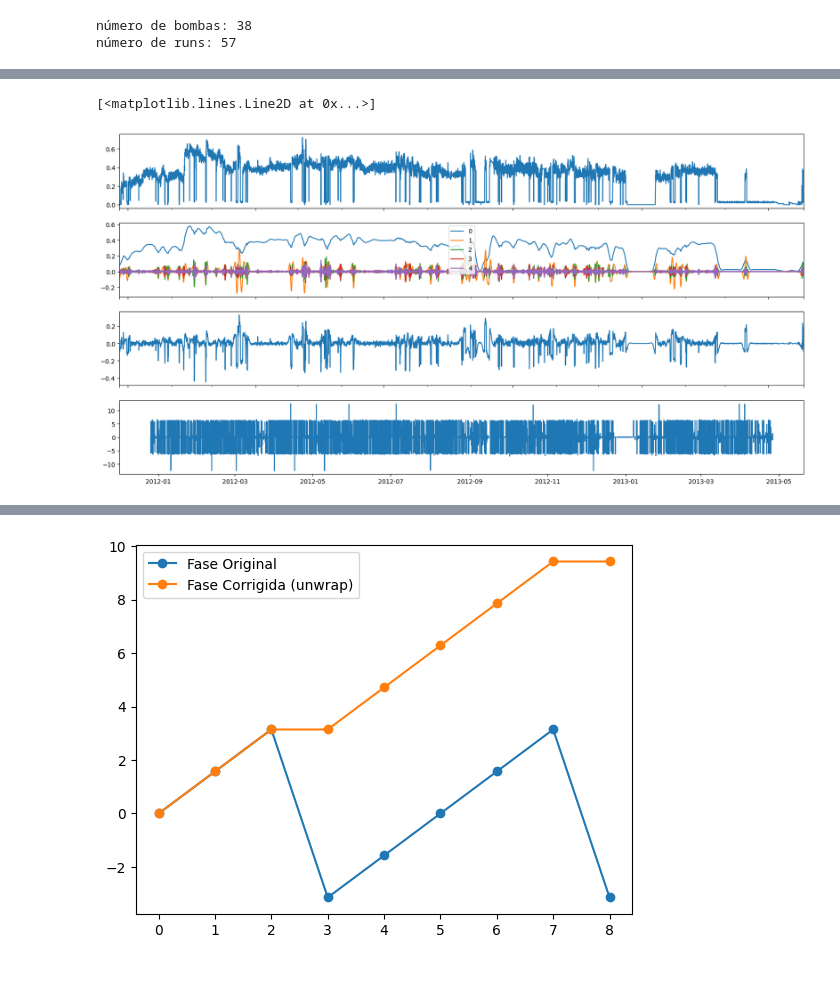
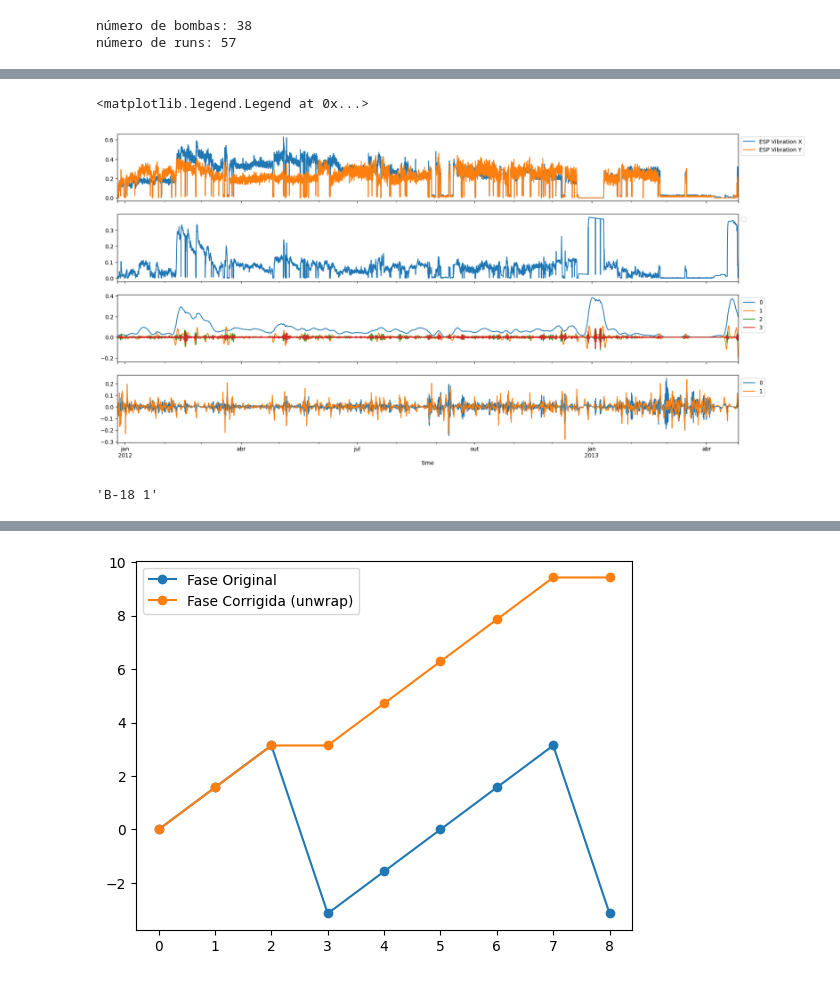
Before and after one commit to RL2-SP3/LISSA, a Jupyter notebook: examples/frequency.ipynb, the cells around one changed output, grey strips where cells are left out. Saved outputs shown, nothing was run; the diff lists cells and outputs as text; code cells hidden in the pictures.

```diff
--- a/examples/frequency.ipynb
+++ b/examples/frequency.ipynb
@@ -42,3 +37,9 @@ pumpData.plot(figsize=(20,10))
 # %%
-pumpData = entireData.groupby("Well Run").get_group("B-10 1")[Headers]
-plt.scatter(pumpData["ESP Vibration X"],pumpData["ESP Vibration Y"])
+# pumpData.hist(bins=40,figsize=(20,5))
+# pumpData.diff().hist(bins=50,figsize=(20,5))
+# pumpData.diff().plot(figsize=(20,5))
+# plt.figure()
+# pumpData.pow(2).sum(axis=1).diff().hist(bins=50,figsize=(20,5))
+# pumpData = entireData.groupby("Well Run").get_group("B-10 1")[Headers]
+# plt.figure()
+# plt.scatter(pumpData["ESP Vibration X"].diff(),pumpData["ESP Vibration Y"].diff())
@@ -57,13 +46,34 @@ instantAngle = pd.DataFrame(angle,index=pumpData.index).diff()
-# %%
-fig,axs = plt.subplots(4,1)
-
-test.plot(ax=axs[1],figsize=(20,10))
-
-pumpData.plot(ax=axs[0],sharex=True)
-
-(test[[1,2,3,4]].sum(axis=1)).plot(ax=axs[2])
-
-axs[3].plot(instantAngle[3])
-# %% [output]
-[<matplotlib.lines.Line2D at 0x...>]
-[figure, removed]
+# %%
+vmdModel = VmdTransformer(K=4,returned_decomp="u")
+#prop = "ESP discharge pressure"
+
+data = testData.pow(2).sum(axis=1).pow(1/2)
+
+test = vmdModel.fit_transform(data)
+
+test.index = data.index
+
+angle = np.unwrap(np.angle(hilbert(test)))
+instantAngle = pd.DataFrame(angle,index=data.index).diff()
+
+fig,axs = plt.subplots(4,1)
+
+
+pumpData.plot(ax=axs[0],sharex=True)
+
+data.plot(ax=axs[1],figsize=(20,10),legend="yes")
+
+(test).plot(ax=axs[2])
+instantAngle[[0,1]].plot(ax=axs[3])
+
+axs[0].legend(loc='upper left',bbox_to_anchor=(1, 1),fontsize=10)
+axs[1].legend(loc='upper left',bbox_to_anchor=(1, 1),fontsize=10)
+axs[2].legend(loc='upper left',bbox_to_anchor=(1, 1),fontsize=10)
+axs[3].legend(loc='upper left',bbox_to_anchor=(1, 1),fontsize=10)
+# %% [output]
+<matplotlib.legend.Legend at 0x...>
+[figure, added]
+# %%
+pump
+# %% [output]
+'B-18 1'
```
Also changed, not shown: parts of 15 cells of this notebook, 2 other files.
